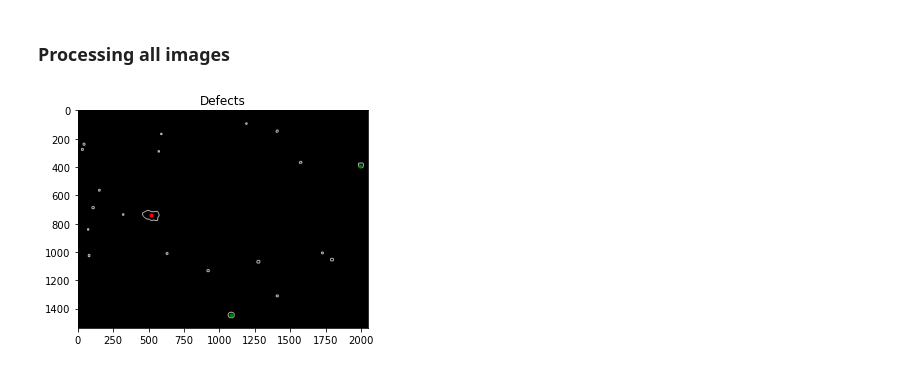
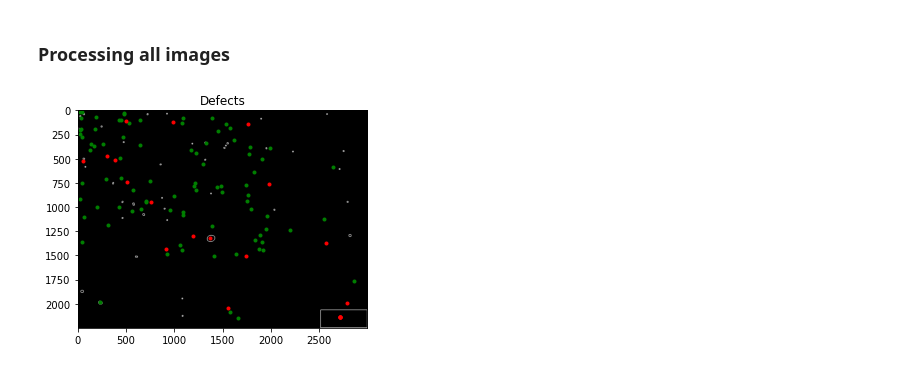
Before and after one commit to sam189239/Additive-Manufacturing-Defects, a Jupyter notebook: OM_main.ipynb, the cells around one changed output. Saved outputs shown, nothing was run; the diff lists cells and outputs as text; code cells hidden in the pictures.

Commit message:
add methods to process all images

```diff
--- a/OM_main.ipynb
+++ b/OM_main.ipynb
@@ -219,7 +221,7 @@ area_thresh = 600
 def dist(m,a):
     return math.sqrt((abs(m[0]-a[0])**2) + (abs(m[1]-a[1]**2)))
 # %%
-def process(img, show = False):
+def process(img, show = False) -> dict:
     img = cv2.cvtColor(img, cv2.COLOR_BGR2GRAY)
     img = cv2.GaussianBlur(img, (3,3), 0)
     ret,thresh = cv2.threshold(img,70,255,cv2.THRESH_BINARY)
@@ -287,10 +289,29 @@ def process(img, show = False):
         plt.title('Defects')
 
     def_count = lof_count+bh_count
+    defect_stats = {
+        "def_count" : def_count,
+        "lof_count" : lof_count,
+        "lof_area_percent" : lof_area_percent,
+        "bh_count" : bh_count,
+        "bh_area_percent" : bh_area_percent,
+    }
 
-    return def_count, lof_count, lof_area_percent, bh_count, bh_area_percent
+    return defect_stats
-# %%
-img = cv2.imread(r"Data\Optical Images - JAM Lab\H13\A1\top_0042.tif")
-def_count, lof_count, lof_area_percent, bh_count, bh_area_percent = process(img, show=True)
-# %% [output]
-[figure, removed]
+# %%
+path = r"Data\H13"
+def process_all_images(path):
+    conditions = os.listdir(path)
+    stats = {}
+    for condition in conditions:
+        stats[condition] = {}
+        condition_path = path + "\\" + condition
+        images = os.listdir(condition_path)
+        for img_name in images:
+            if "tif" in img_name or "jpg" in img_name:
+                img = cv2.imread(condition_path+"\\"+img_name)
+                stats[condition][img_name] =process(img, show=True)
+    return stats
+stats = process_all_images(path)
+# %% [output]
+[figure, added]
```
Also changed, not shown: parts of 6 cells of this notebook, 1 other file.
